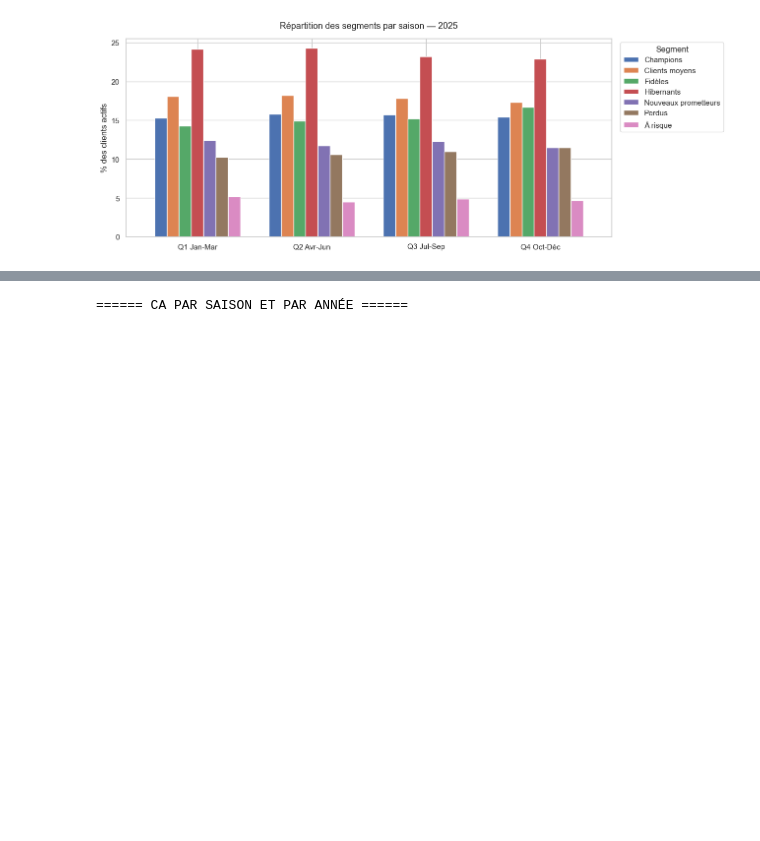
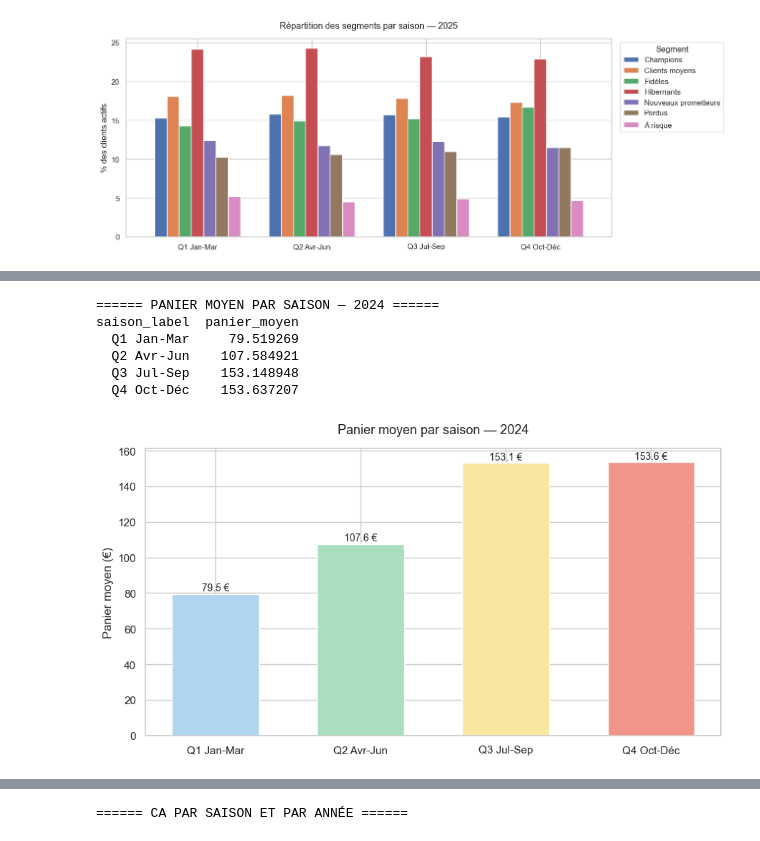
Before and after one commit to Msegura4/lumina_and_co_data_marketing, a Jupyter notebook: notebook_TP2_segmentation_RFM_et_lumina_and_co.ipynb, the cells around one changed output, grey strips where cells are left out. Drawn from its saved outputs; the diff is of its cells as text; code cells hidden in the pictures; blank space fills up the shorter version.

```diff
--- a/notebook_TP2_segmentation_RFM_et_lumina_and_co.ipynb
+++ b/notebook_TP2_segmentation_RFM_et_lumina_and_co.ipynb
@@ -494,0 +583,53 @@ plt.show()
+# %%
+print("\n====== PANIER MOYEN PAR SAISON — 2024 ======")
+
+saisons_mois_2024 = {
+    "Q1 Jan-Mar" : [1, 2, 3],
+    "Q2 Avr-Jun" : [4, 5, 6],
+    "Q3 Jul-Sep" : [7, 8, 9],
+    "Q4 Oct-Déc" : [10, 11, 12],
+}
+
+tx_pm_2024 = transactions_clean[transactions_clean["invoice_date"].dt.year == 2024].copy()
+tx_pm_2024["saison_label"] = tx_pm_2024["invoice_date"].dt.month.map(
+    {mois: nom for nom, liste in saisons_mois_2024.items() for mois in liste}
+)
+
+# Panier moyen = CA total de la facture / nb factures (par saison)
+panier_saison = (
+    tx_pm_2024.groupby(["saison_label", "invoice_id"])["line_total"]
+    .sum()
+    .reset_index()
+    .groupby("saison_label")["line_total"]
+    .mean()
+    .reindex(list(saisons_mois_2024.keys()))
+    .reset_index()
+    .rename(columns={"line_total": "panier_moyen"})
+)
+
+print(panier_saison.to_string(index=False))
+
+couleurs_saisons = ["#AED6F1", "#A9DFBF", "#F9E79F", "#F1948A"]
+
+fig, ax = plt.subplots(figsize=(9, 5))
+bars = ax.bar(panier_saison["saison_label"], panier_saison["panier_moyen"],
+              color=couleurs_saisons, edgecolor="white", width=0.6)
+
+for bar in bars:
+    ax.text(bar.get_x() + bar.get_width() / 2, bar.get_height() + 0.5,
+            f"{bar.get_height():.1f} €", ha="center", va="bottom", fontsize=10)
+
+ax.set_title("Panier moyen par saison — 2024", fontsize=13, pad=15)
+ax.set_xlabel("")
+ax.set_ylabel("Panier moyen (€)")
+
+plt.tight_layout()
+plt.show()
+# %% [output]
+====== PANIER MOYEN PAR SAISON — 2024 ======
+saison_label  panier_moyen
+  Q1 Jan-Mar     79.519269
+  Q2 Avr-Jun    107.584921
+  Q3 Jul-Sep    153.148948
+  Q4 Oct-Déc    153.637207
+[figure, added]
```
Also changed, not shown: parts of 6 cells of this notebook.
